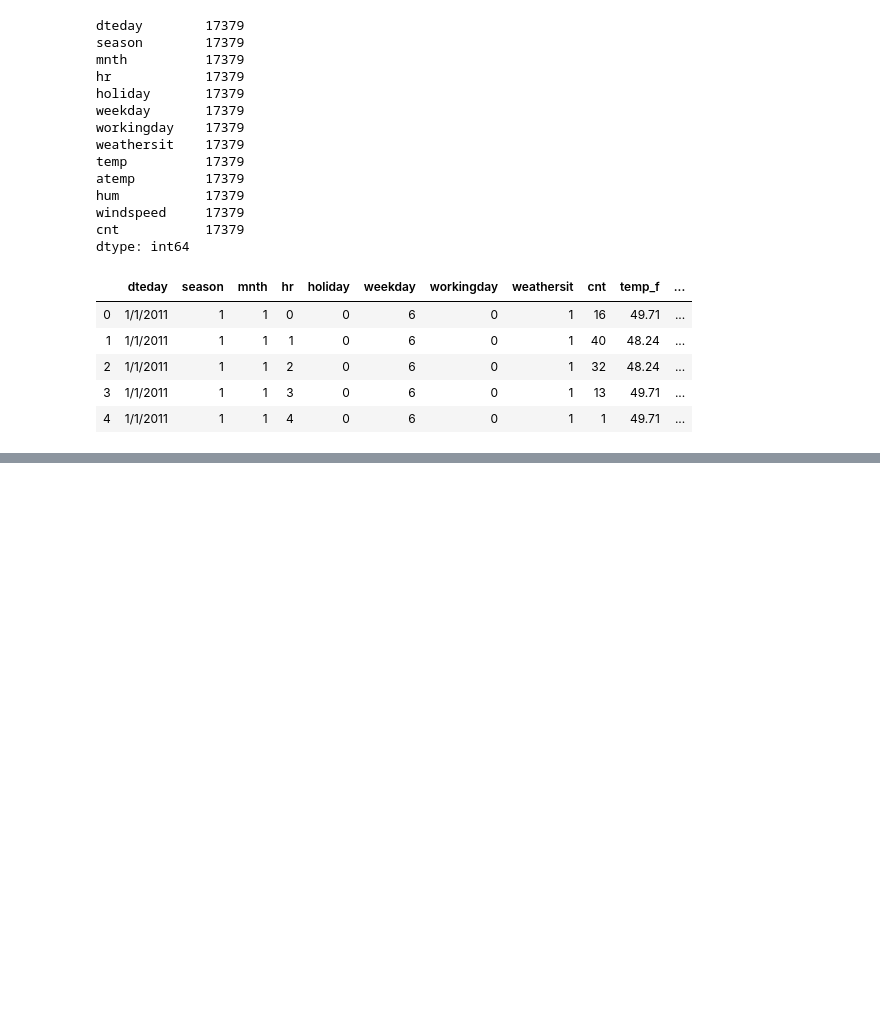
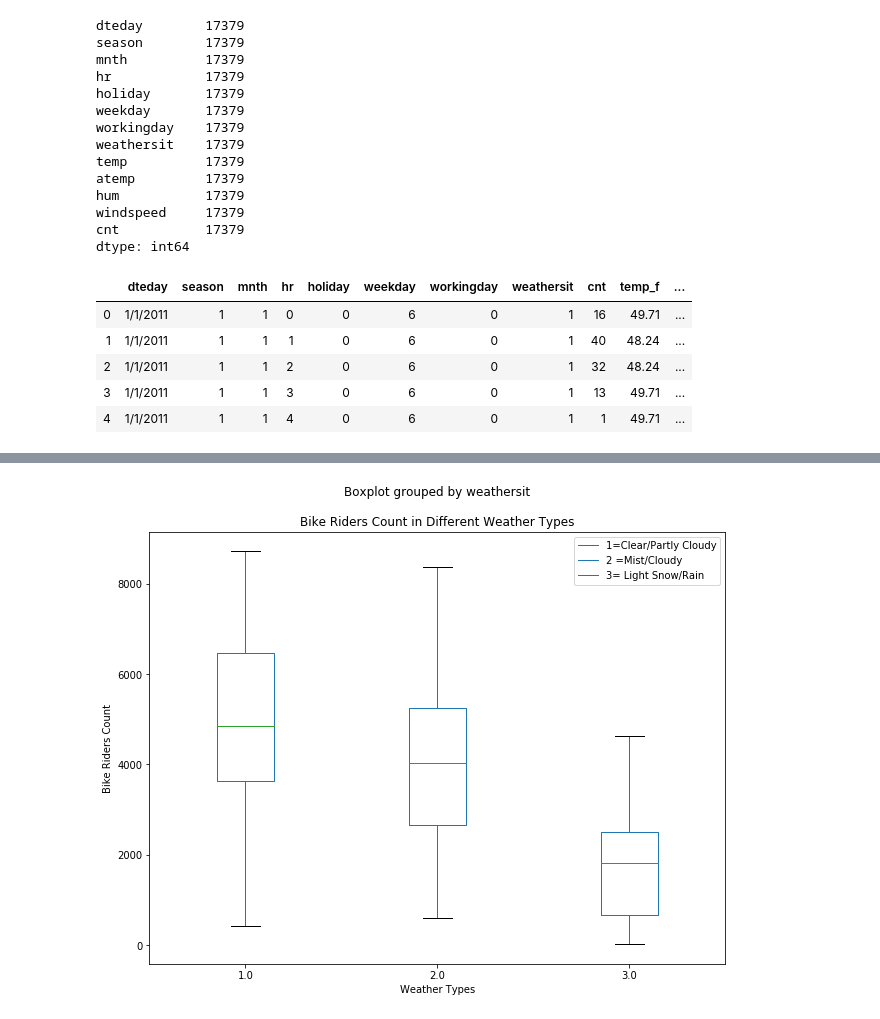
Before and after one commit to Sasmita28/Bike-Share-Analysis, a Jupyter notebook: project_one_bike_sharing_sm.ipynb, the cells around one changed output, grey strips where cells are left out. Drawn from its saved outputs; the diff is of its cells as text; code cells hidden in the pictures; blank space fills up the shorter version.

```diff
--- a/project_one_bike_sharing_sm.ipynb
+++ b/project_one_bike_sharing_sm.ipynb
@@ -122,0 +121,14 @@ plt.hist(count_per_day['cnt'],bins = 17,rwidth=0.95)
+# %%
+# Now we will see the relation bewteen count and weather
+
+count_per_day_weather = round(bike_data.groupby('dteday').agg({'weathersit':'mean','cnt':'sum'}),0)
+count_per_day_weather = pd.DataFrame(count_per_day_weather)
+
+count_per_day_weather.boxplot('cnt',by='weathersit',grid = False, figsize = (10,8))
+plt.legend(labels = ['1=Clear/Partly Cloudy','2 =Mist/Cloudy','3= Light Snow/Rain'],loc= 'best')
+plt.xlabel("Weather Types")
+plt.ylabel("Bike Riders Count")
+plt.title("Bike Riders Count in Different Weather Types")
+plt.savefig('analysis_result/count_vs_weather.png')
+# %% [output]
+[figure, added]
```
Also changed, not shown: parts of 6 cells of this notebook.
